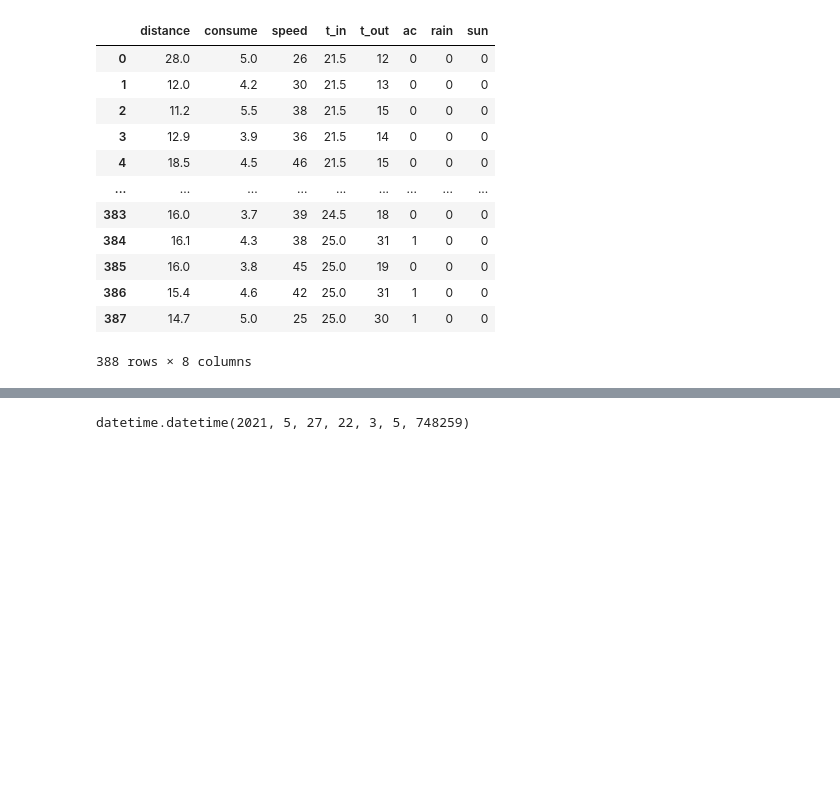
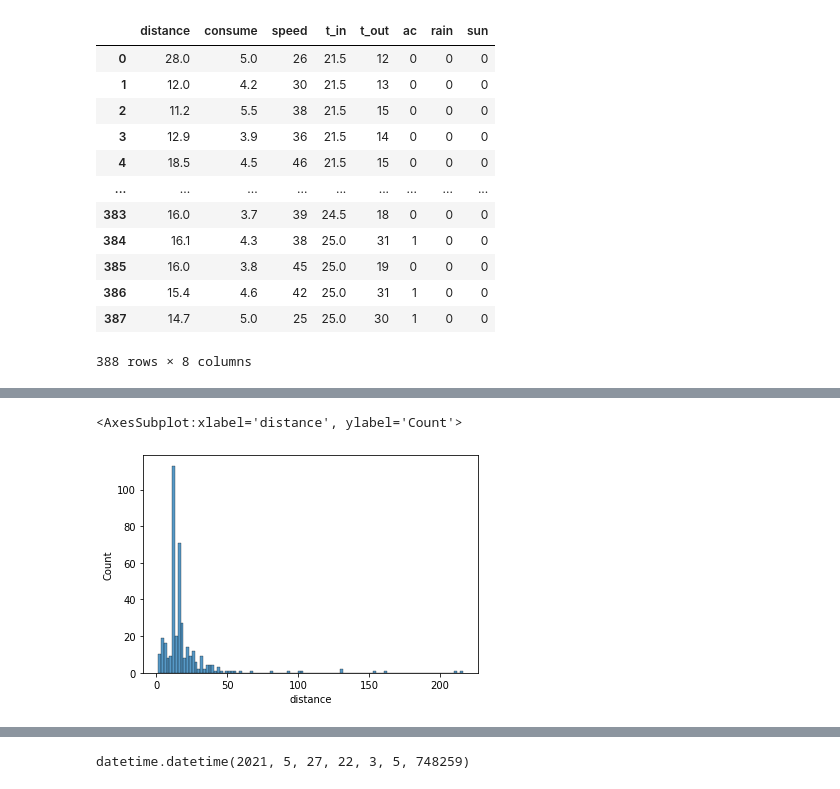
Before and after one commit to CristinaCallejo/reto_data, a Jupyter notebook: vis.ipynb, the cells around one changed output, grey strips where cells are left out. Drawn from its saved outputs; the diff is of its cells as text; code cells hidden in the pictures; blank space fills up the shorter version.

```diff
--- a/vis.ipynb
+++ b/vis.ipynb
@@ -60,0 +98,5 @@ df_numerics_only
+# %%
+sns.histplot(x=df_numerics_only.distance)
+# %% [output]
+<AxesSubplot:xlabel='distance', ylabel='Count'>
+[figure, added]
```
Also changed, not shown: parts of 11 cells of this notebook, 1 other file.
